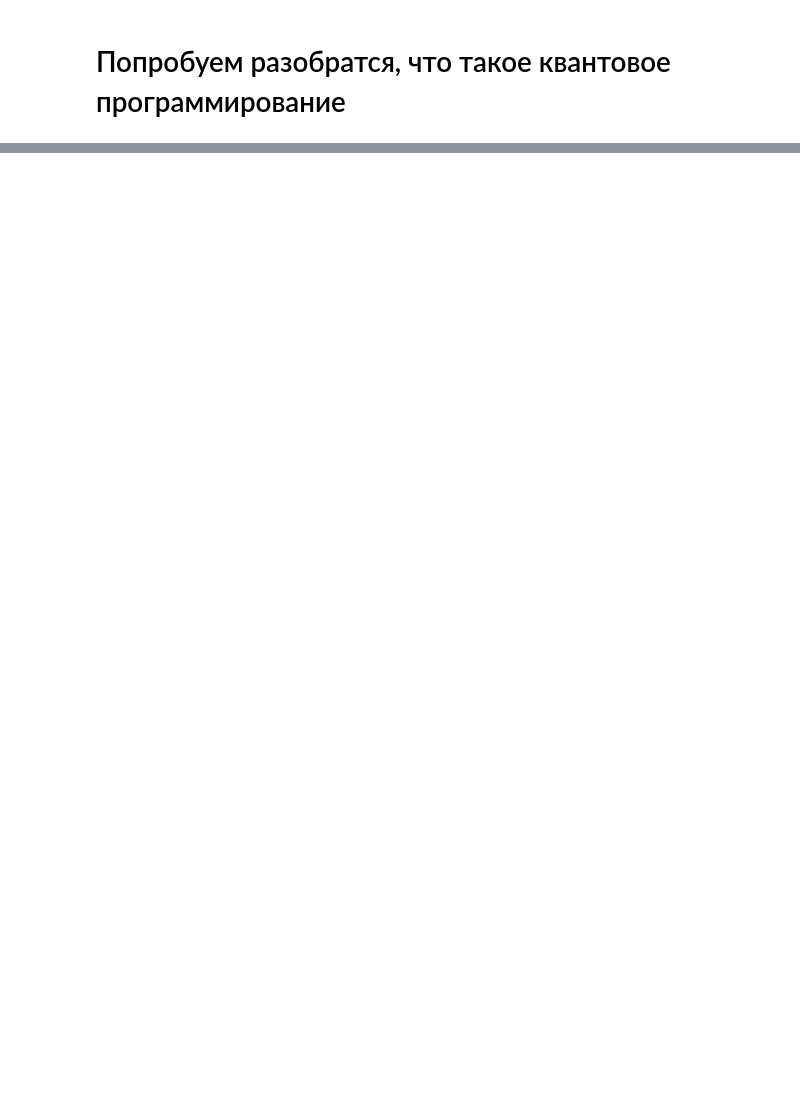
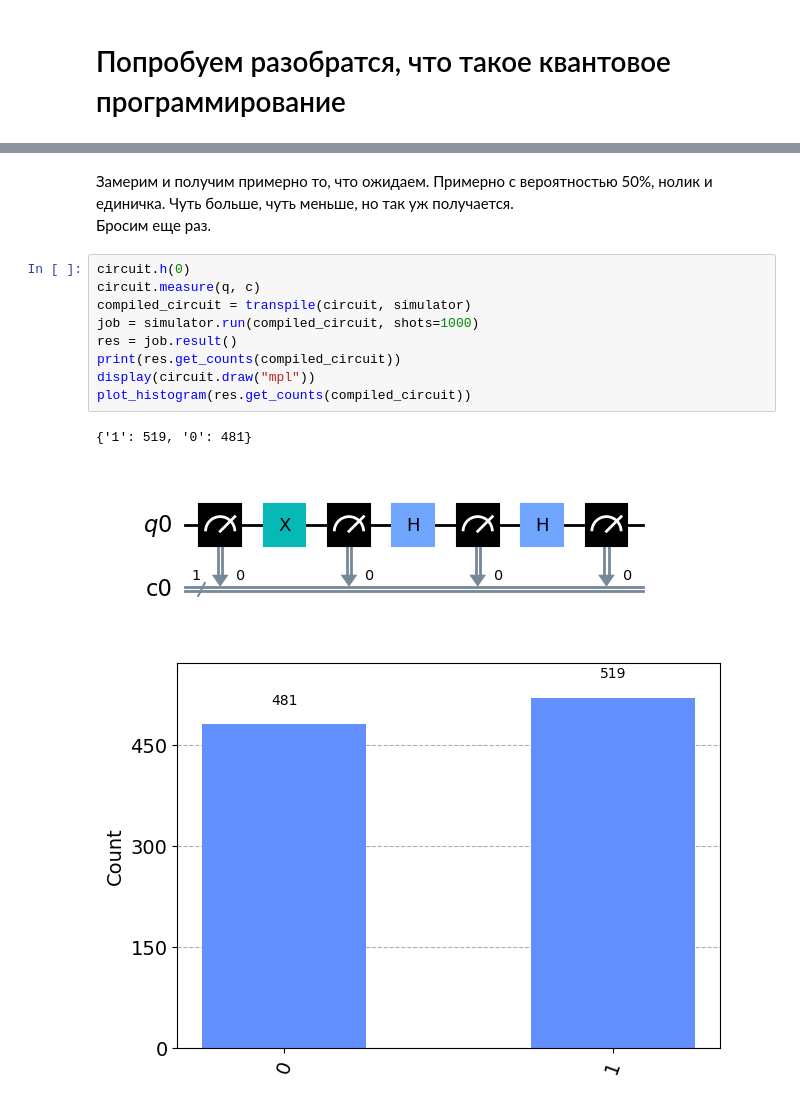
Before and after one commit to BorisLukashenok/IntroAIFinal, a Jupyter notebook: DZ6.ipynb, the cells around one changed output, grey strips where cells are left out. Drawn from its saved outputs; the diff is of its cells as text; blank space fills up the shorter version.

```diff
--- a/DZ6.ipynb
+++ b/DZ6.ipynb
@@ -64,0 +126,16 @@ hhhfgfgfggf
+# %% [markdown]
+Замерим и получим примерно то, что ожидаем. Примерно с вероятностью 50%, нолик и единичка. Чуть больше, чуть меньше, но так уж получается.
+Бросим еще раз.
+# %%
+circuit.h(0)
+circuit.measure(q, c)
+compiled_circuit = transpile(circuit, simulator)
+job = simulator.run(compiled_circuit, shots=1000)
+res = job.result()
+print(res.get_counts(compiled_circuit))
+display(circuit.draw("mpl"))
+plot_histogram(res.get_counts(compiled_circuit))
+# %% [output]
+{'1': 519, '0': 481}
+[figure, added]
+[figure, added]
```
Also changed, not shown: parts of 25 cells of this notebook, 1 other file.
